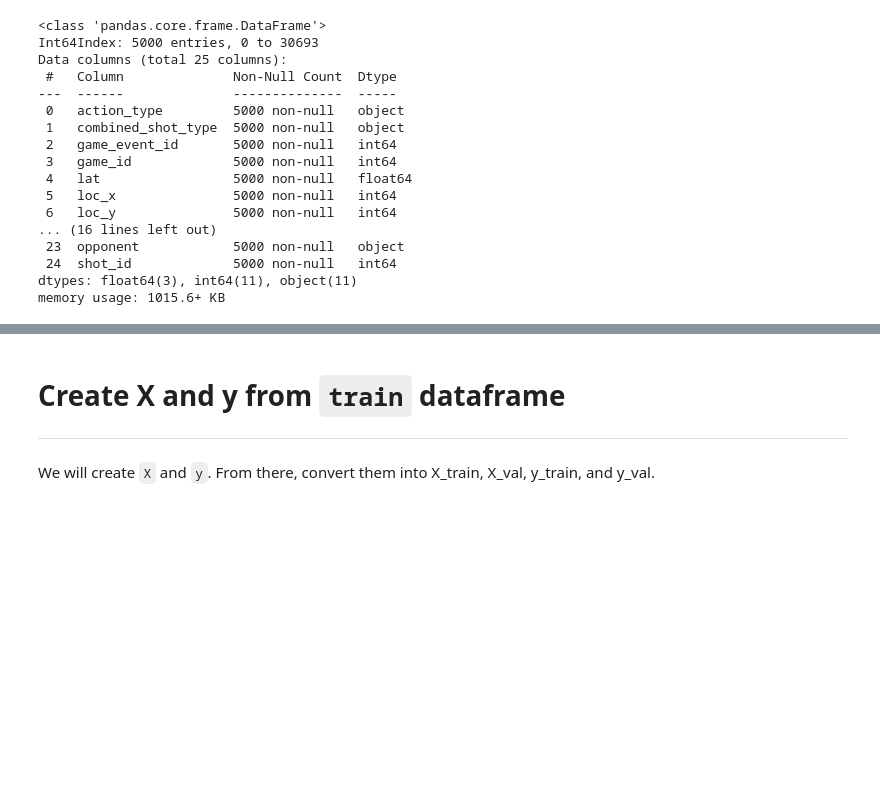
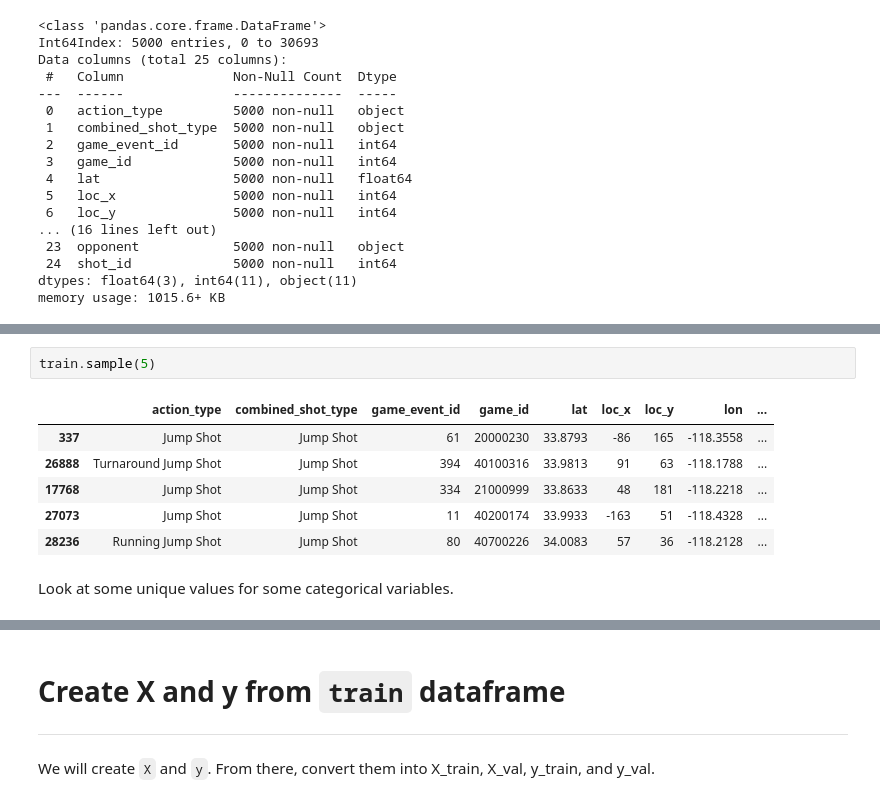
Before and after one commit to laternader/RIP24and2, a Jupyter notebook: for-kobe.ipynb, the cells around one changed output, grey strips where cells are left out. Cells and saved outputs as stored; diff of their text form; blank space fills up the shorter version.

```diff
--- a/for-kobe.ipynb
+++ b/for-kobe.ipynb
@@ -138,0 +185,11 @@ memory usage: 976.6+ KB
+# %%
+train.sample(5)
+# %% [output]
+|  | action_type | combined_shot_type | game_event_id | game_id | lat | loc_x | loc_y | lon | ... |
+| 337 | Jump Shot | Jump Shot | 61 | 20000230 | 33.8793 | -86 | 165 | -118.3558 | ... |
+| 26888 | Turnaround Jump Shot | Jump Shot | 394 | 40100316 | 33.9813 | 91 | 63 | -118.1788 | ... |
+| 17768 | Jump Shot | Jump Shot | 334 | 21000999 | 33.8633 | 48 | 181 | -118.2218 | ... |
+| 27073 | Jump Shot | Jump Shot | 11 | 40200174 | 33.9933 | -163 | 51 | -118.4328 | ... |
+| 28236 | Running Jump Shot | Jump Shot | 80 | 40700226 | 34.0083 | 57 | 36 | -118.2128 | ... |
+# %% [markdown]
+Look at some unique values for some categorical variables.
```
Also changed, not shown: parts of 12 cells of this notebook.
